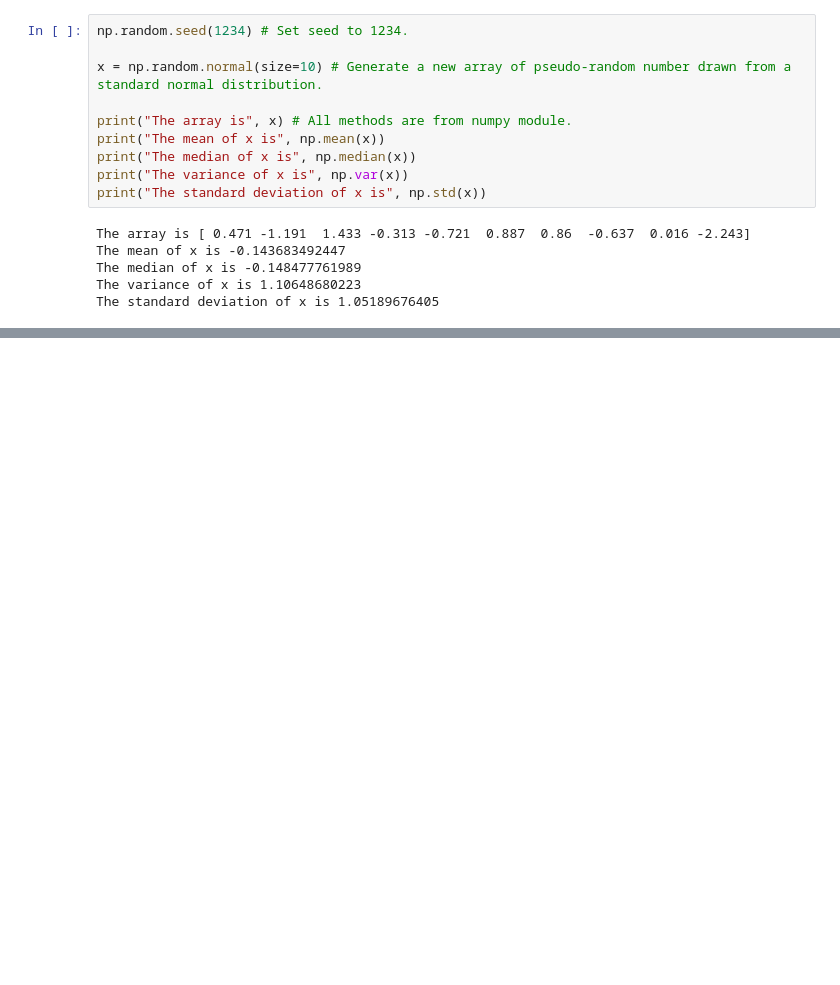
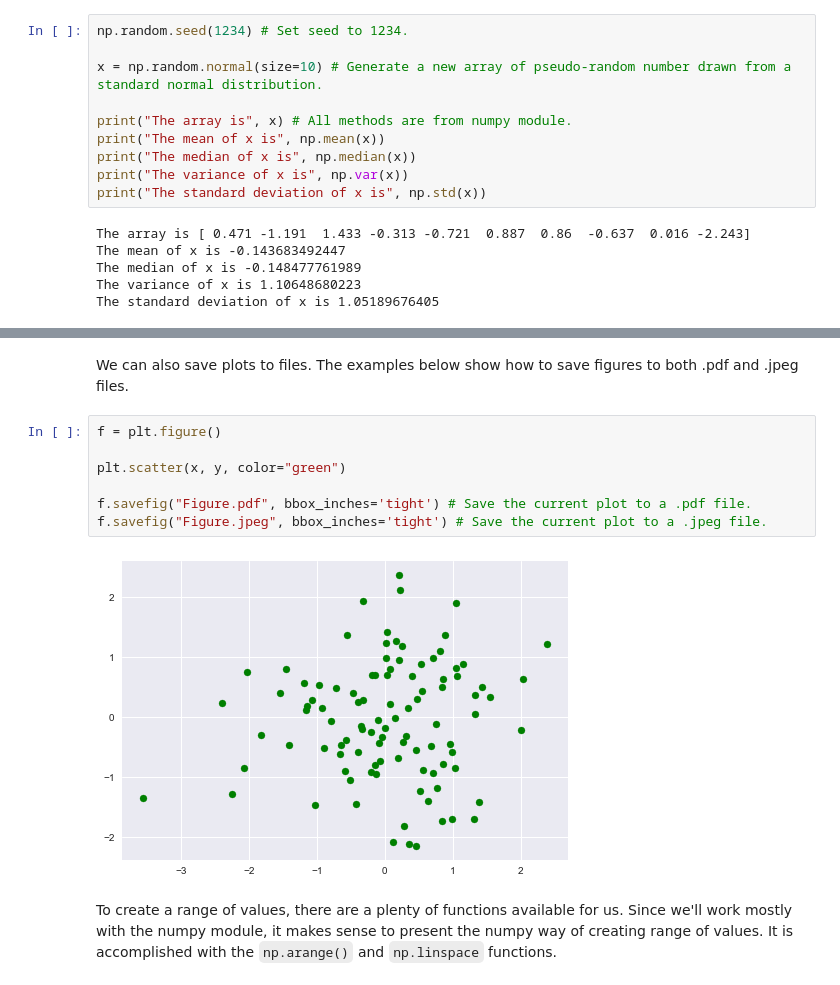
Before and after one commit to ashley-young/ISLP, a Jupyter notebook: lab02.ipynb, the cells around one changed output, grey strips where cells are left out. Drawn from its saved outputs; the diff is of its cells as text; blank space fills up the shorter version.

```diff
--- a/lab02.ipynb
+++ b/lab02.ipynb
@@ -246,0 +252,13 @@ The standard deviation of x is 1.05189676405
+# %% [markdown]
+We can also save plots to files. The examples below show how to save figures to both .pdf and .jpeg files.
+# %%
+f = plt.figure()
+
+plt.scatter(x, y, color="green")
+
+f.savefig("Figure.pdf", bbox_inches='tight') # Save the current plot to a .pdf file.
+f.savefig("Figure.jpeg", bbox_inches='tight') # Save the current plot to a .jpeg file.
+# %% [output]
+[figure, added]
+# %% [markdown]
+To create a range of values, there are a plenty of functions available for us. Since we'll work mostly with the numpy module, it makes sense to present the numpy way of creating range of values. It is accomplished with the `np.arange()` and  `np.linspace` functions.
```
Also changed, not shown: parts of 43 cells of this notebook.
